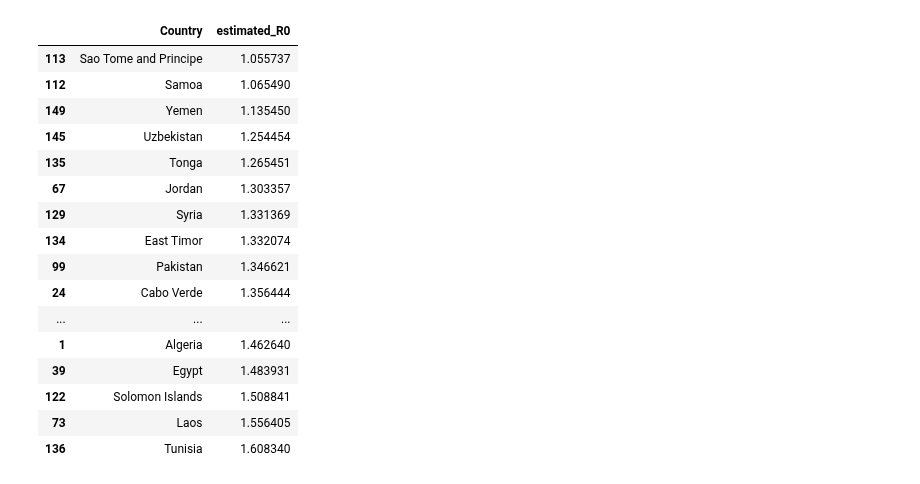
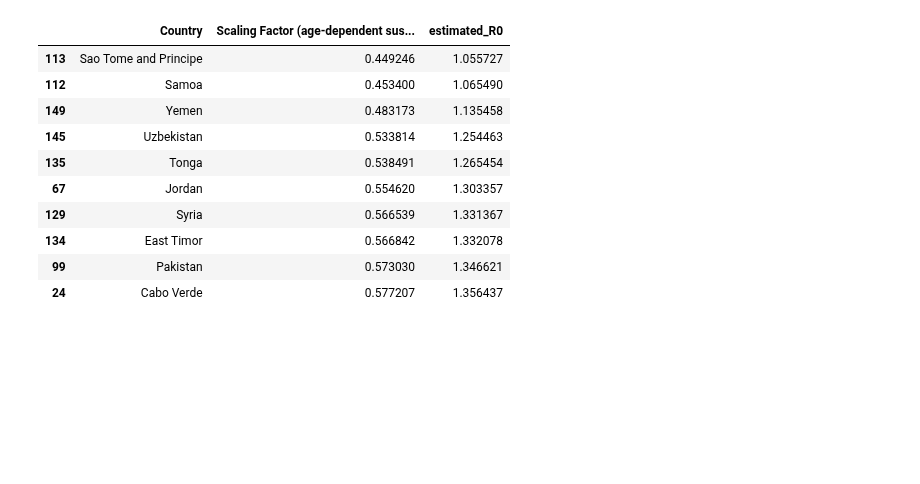
Before and after one commit to GRMDS/RMDS_Coronavirus_project, a Jupyter notebook: analytics/Amy/Country_R0.ipynb, the cells around one changed output. Saved outputs shown, nothing was run; the diff lists cells and outputs as text; code cells hidden in the pictures; blank space fills up the shorter version.

```diff
--- a/analytics/Amy/Country_R0.ipynb
+++ b/analytics/Amy/Country_R0.ipynb
@@ -38,0 +29,4 @@ dtype: int64
+# %%
+# read the downloaded excel file
+scale_df = pd.read_excel("scale_factor.xlsx")
+scale_df.head()
@@ -39,2 +153,5 @@ dtype: int64
 # %%
-R0_df = scale_df.loc[:, ["Country", "Scaling Factor (age-dependent susceptibility from Yang et al 2020)"]]
+# select only the columns needed to calculate R0
+cols = ["Country", "Scaling Factor (age-dependent susceptibility from Yang et al 2020)"]
+R0_df = select_columns(scale_df, cols)
+R0_df.head()
@@ -41,7 +165,7 @@ R0_df = scale_df.loc[:, ["Country", "Scaling Factor (age-dependent susceptibilit
 # %%
 # assuming the R0 in China is 2.35
-# calculate the estimated_R0 for each country by multiplying scaling factor with 2.35
-R0_df["estimated_R0"] = R0_df["Scaling Factor (age-dependent susceptibility from Yang et al 2020)"]*2.350
+# calculate the estimated_R0 for each country by multiplying scaling factors with 2.35
+R0_df = create_R0(R0_df, "Scaling Factor (age-dependent susceptibility from Yang et al 2020)", 2.350)
 R0_df.head()
 # %% [output]
 |  | Country | Scaling Factor (age-dependent sus... | estimated_R0 |
@@ -113,22 +210,16 @@ R0_df.loc[:,["Country", "estimated_R0"]].sort_values("estimated_R0", ascending=F
 # %%
-# 20 countries with the lowest R0
-R0_df.loc[:,["Country", "estimated_R0"]].sort_values("estimated_R0", ascending=True).head(20)
+# 10 countries with the lowest R0
+top_n(R0_df, "estimated_R0", ascend=True)
 # %% [output]
-|  | Country | estimated_R0 |
-| 113 | Sao Tome and Principe | 1.055737 |
-| 112 | Samoa | 1.065490 |
-| 149 | Yemen | 1.135450 |
-| 145 | Uzbekistan | 1.254454 |
-| 135 | Tonga | 1.265451 |
-| 67 | Jordan | 1.303357 |
-| 129 | Syria | 1.331369 |
-| 134 | East Timor | 1.332074 |
-| 99 | Pakistan | 1.346621 |
-| 24 | Cabo Verde | 1.356444 |
-| ... | ... | ... |
-| 1 | Algeria | 1.462640 |
-| 39 | Egypt | 1.483931 |
-| 122 | Solomon Islands | 1.508841 |
-| 73 | Laos | 1.556405 |
-| 136 | Tunisia | 1.608340 |
+|  | Country | Scaling Factor (age-dependent sus... | estimated_R0 |
+| 113 | Sao Tome and Principe | 0.449246 | 1.055727 |
+| 112 | Samoa | 0.453400 | 1.065490 |
+| 149 | Yemen | 0.483173 | 1.135458 |
+| 145 | Uzbekistan | 0.533814 | 1.254463 |
+| 135 | Tonga | 0.538491 | 1.265454 |
+| 67 | Jordan | 0.554620 | 1.303357 |
+| 129 | Syria | 0.566539 | 1.331367 |
+| 134 | East Timor | 0.566842 | 1.332078 |
+| 99 | Pakistan | 0.573030 | 1.346621 |
+| 24 | Cabo Verde | 0.577207 | 1.356437 |
 # %%
```
Also changed, not shown: parts of 19 cells of this notebook, 4 other files.
